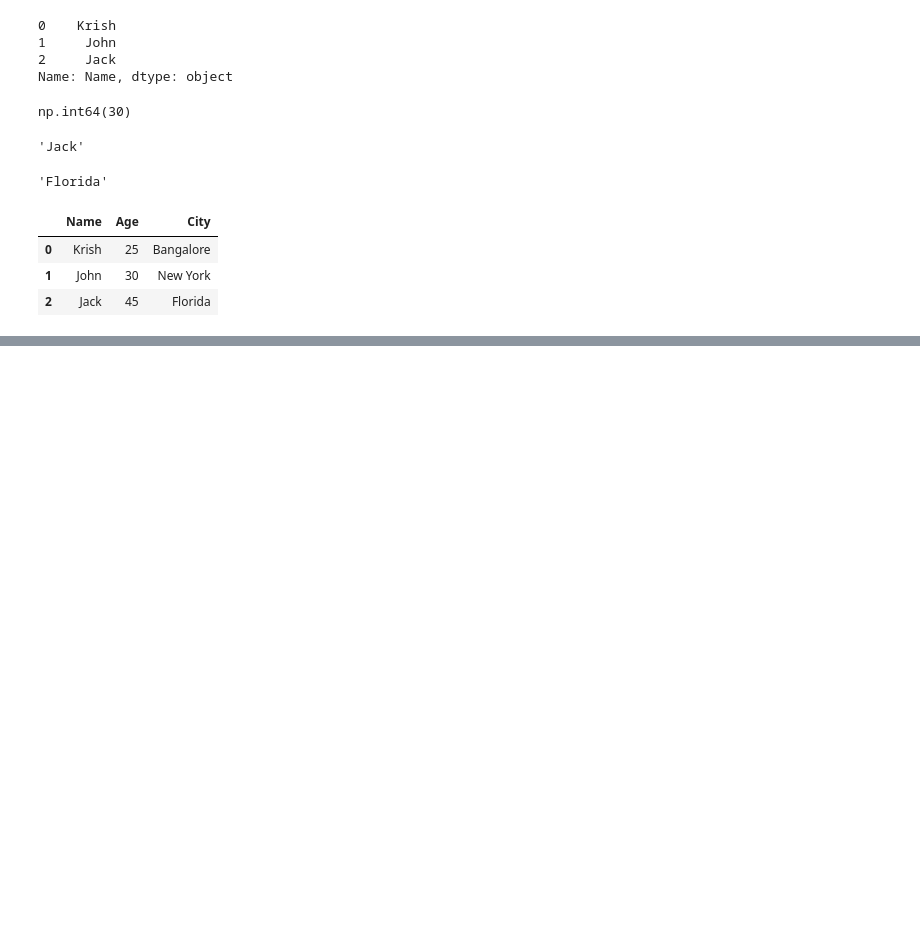
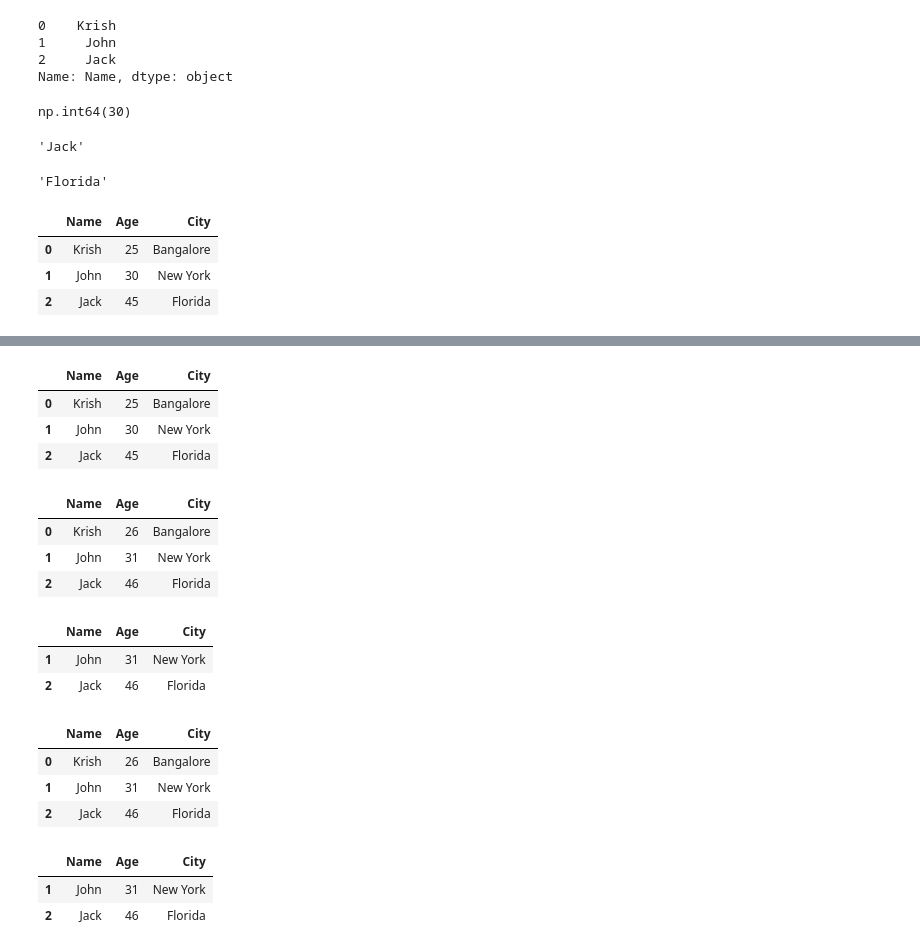
Before and after one commit to pradipbhattacharjya/Python, a Jupyter notebook: pandas.ipynb, the cells around one changed output, grey strips where cells are left out. Cells and saved outputs as stored; diff of their text form; code cells hidden in the pictures; blank space fills up the shorter version.

```diff
--- a/pandas.ipynb
+++ b/pandas.ipynb
@@ -168,0 +182,29 @@ df
+# %%
+df
+# %% [output]
+|  | Name | Age | City |
+| 0 | Krish | 25 | Bangalore |
+| 1 | John | 30 | New York |
+| 2 | Jack | 45 | Florida |
+# %%
+#Add age to the column
+df['Age']=df['Age']+1
+df
+# %% [output]
+|  | Name | Age | City |
+| 0 | Krish | 26 | Bangalore |
+| 1 | John | 31 | New York |
+| 2 | Jack | 46 | Florida |
+# %%
+df.drop(0)
+# %% [output]
+|  | Name | Age | City |
+| 1 | John | 31 | New York |
+| 2 | Jack | 46 | Florida |
+# %%
+df
+# %% [output]
+|  | Name | Age | City |
+| 0 | Krish | 26 | Bangalore |
+| 1 | John | 31 | New York |
+| 2 | Jack | 46 | Florida |
@@ -168,0 +213,6 @@ df
+# %%
+df
+# %% [output]
+|  | Name | Age | City |
+| 1 | John | 31 | New York |
+| 2 | Jack | 46 | Florida |
```
Also changed, not shown: parts of 6 cells of this notebook.
